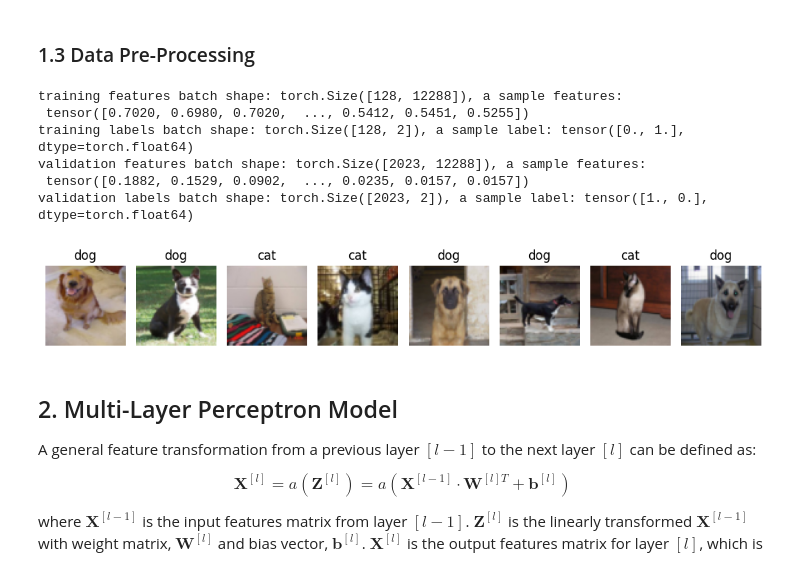
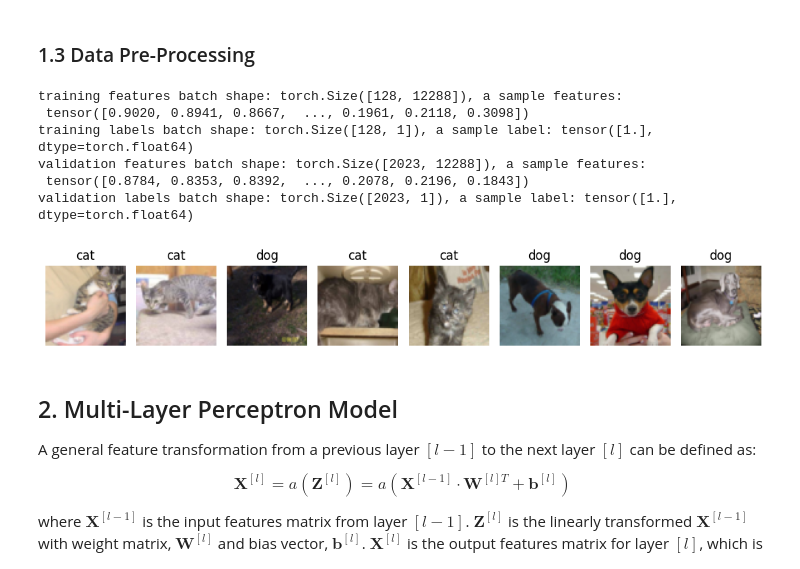
Before and after one commit to linzhangUCA/3321example-cats_vs_dogs, a Jupyter notebook: cvd-nn1.ipynb, the cells around one changed output. Cells and saved outputs as stored; diff of their text form; code cells hidden in the pictures.

```diff
--- a/cvd-nn1.ipynb
+++ b/cvd-nn1.ipynb
@@ -72,9 +80,9 @@ class CatDogDataset(Dataset):
         raw_img = decode_image(img_path, mode=ImageReadMode.RGB)
         img_resize = Resize((64, 64))(raw_img)
         image = img_resize.reshape(1, -1) / 255.  # normalize to [0, 1] and flatten
-        category = np.array([1., 0.]) if self.imgs_info.iloc[idx, 1] == 'cat' else np.array([0., 1.])  # one-hot encoding
+        category = np.array([1.]) if self.imgs_info.iloc[idx, 1] == 'cat' else np.array([0.])  # one-hot encoding
         # sample = {'image': image.numpy().astype(np.float32), 'category': category.astype(np.float32)}
-        sample = {'image': image.squeeze(), 'category': category.squeeze()}
+        sample = {'image': image.squeeze(), 'category': category}
 
         return sample
 # %% [markdown]
@@ -85,39 +93,39 @@ dataset_train = CatDogDataset(annotations_file='annotations_train.csv')
 dataset_val = CatDogDataset(annotations_file='annotations_val.csv')
 
 # Create data loaders
 batch_size = 128
 dataloader_train = DataLoader(dataset_train, batch_size=batch_size, shuffle=True)  # large batch size to get all data in one batch
 dataloader_val = DataLoader(dataset_val, batch_size=10000, shuffle=False)
 # Extract a batch of data from dataloaders
 sample_batch_train = next(iter(dataloader_train))
 sample_batch_val = next(iter(dataloader_val))
 
 # Probe the data
 print(f"training features batch shape: {sample_batch_train['image'].shape}, a sample features:\n {sample_batch_train['image'][0]}")
 print(f"training labels batch shape: {sample_batch_train['category'].shape}, a sample label: {sample_batch_train['category'][0]}")
 print(f"validation features batch shape: {sample_batch_val['image'].shape}, a sample features:\n {sample_batch_val['image'][0]}")
 print(f"validation labels batch shape: {sample_batch_val['category'].shape}, a sample label: {sample_batch_val['category'][0]}")
 
 # Visualize a few sample images
 fig, axs = plt.subplots(1, 8, figsize=(10, 5))
 for i in range(8):
     sample_img = np.transpose(sample_batch_train['image'][i].reshape(3, 64, 64), (1, 2, 0))  # reconstruct image to (H, W, C) format
     sample_cls = sample_batch_train['category'][i]
     axs[i] = plt.subplot(1, 8, i + 1)
-    axs[i].set_title(f'{"dog" if sample_cls[1] == 1. else "cat"}')
+    axs[i].set_title(f'{"cat" if sample_cls == 1. else "dog"}')
     axs[i].axis('off')
     axs[i].imshow(sample_img)  # image is already in (H, W, C) format
 plt.tight_layout()
 
 # Rerun this cell to get different samples.
 # %% [output]
 training features batch shape: torch.Size([128, 12288]), a sample features:
- tensor([0.7020, 0.6980, 0.7020,  ..., 0.5412, 0.5451, 0.5255])
-training labels batch shape: torch.Size([128, 2]), a sample label: tensor([0., 1.], dtype=torch.float64)
+ tensor([0.9020, 0.8941, 0.8667,  ..., 0.1961, 0.2118, 0.3098])
+training labels batch shape: torch.Size([128, 1]), a sample label: tensor([1.], dtype=torch.float64)
 validation features batch shape: torch.Size([2023, 12288]), a sample features:
- tensor([0.1882, 0.1529, 0.0902,  ..., 0.0235, 0.0157, 0.0157])
-validation labels batch shape: torch.Size([2023, 2]), a sample label: tensor([1., 0.], dtype=torch.float64)
+ tensor([0.8784, 0.8353, 0.8392,  ..., 0.2078, 0.2196, 0.1843])
+validation labels batch shape: torch.Size([2023, 1]), a sample label: tensor([1.], dtype=torch.float64)
-[figure, old version]
+[figure, new version]
 # %% [markdown]
 ## 2. Multi-Layer Perceptron Model
 
```
Also changed, not shown: parts of 2 cells of this notebook, 5 other files.
